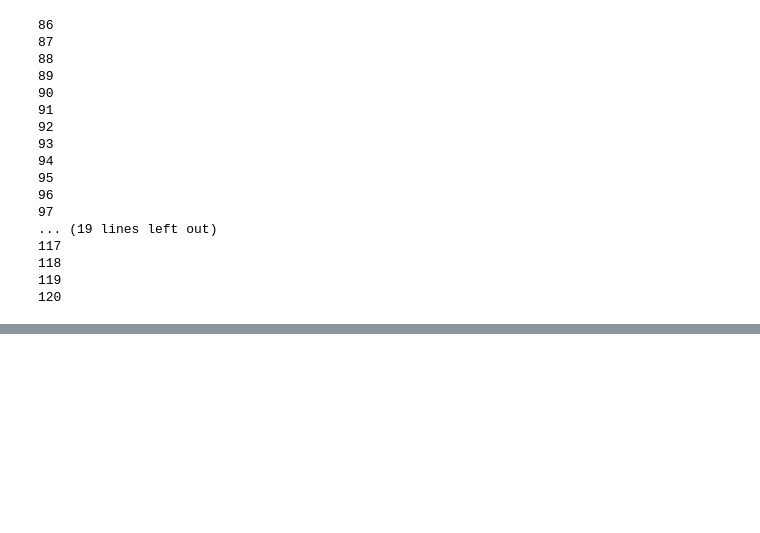
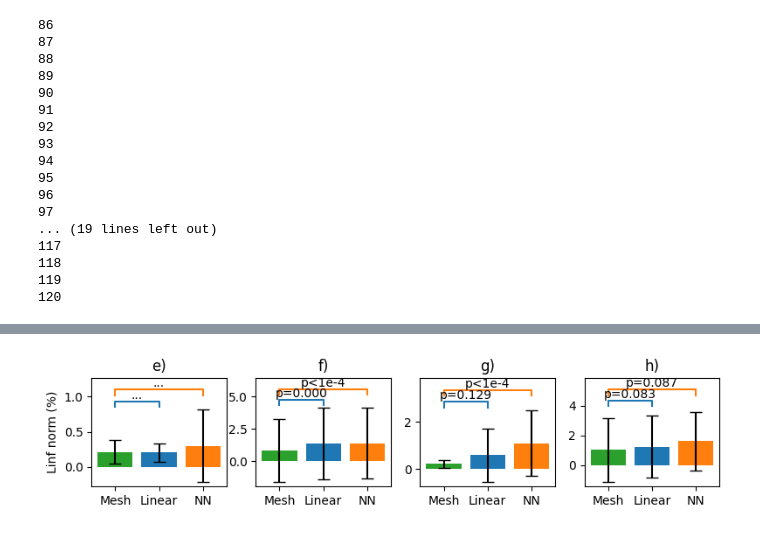
Before and after one commit to Donny-bla/SpineSegment-USSimulation, a Jupyter notebook: DataAnalysis.ipynb, the cells around one changed output, grey strips where cells are left out. Saved outputs shown, nothing was run; the diff lists cells and outputs as text; code cells hidden in the pictures; blank space fills up the shorter version.

```diff
--- a/DataAnalysis.ipynb
+++ b/DataAnalysis.ipynb
@@ -305,0 +284,82 @@ for ds in datasets:
+# %%
+def plot_stats_subplots(df, order=("Mesh","Linear", "NN")):
+    conditions = list(df["condition"].unique())
+    COLORS = {
+    "Linear": "#1f77b4",  # blue
+    "Mesh":   "#2ca02c",  # green
+    "NN":     "#ff7f0e",  # orange
+    }
+
+    fig, axes = plt.subplots(1, 4, figsize=(8, 2), squeeze=True)
+    axes = axes.ravel()
+
+    def add_bracket(ax, x1, x2, y, h, text):
+        ax.plot([x1, x1, x2, x2], [y, y+h, y+h, y], lw=1.5)
+        ax.text((x1+x2)/2, y+h, text, ha="center", va="bottom")
+
+    for i, cond in enumerate(conditions):
+        ax = axes[i]
+        sub = df[df["condition"] == cond]
+        label = ["e)", "f)", "g)", "h)"]
+
+        # Pull means
+        mesh = sub["mean_mesh"].iloc[0]
+        linear = sub.loc[sub["method"] == "Linear", "mean_other"].iloc[0] if (sub["method"] == "Linear").any() else np.nan
+        nn = sub.loc[sub["method"] == "NN", "mean_other"].iloc[0] if (sub["method"] == "NN").any() else np.nan
+        means = {"Mesh": mesh, "Linear": linear, "NN": nn}
+
+        mesh_std = sub["std_mesh"].iloc[0]
+        linear_std = sub.loc[sub["method"] == "Linear", "std_other"].iloc[0] if (sub["method"] == "Linear").any() else np.nan
+        nn_std = sub.loc[sub["method"] == "NN", "std_other"].iloc[0] if (sub["method"] == "NN").any() else np.nan
+        stds = {"Mesh": mesh_std, "Linear": linear_std, "NN": nn_std}
+
+        xs = np.arange(len(order))
+        ys = [means[m] for m in order]
+        sems = [stds[m] for m in order]
+
+        ax.bar(xs, ys, yerr=sems, capsize=5, color=[COLORS[m] for m in order])
+        ax.set_xticks(xs, order)
+        ax.set_title(label[i])
+        if i == 0:
+            ax.set_ylabel("Linf norm (%)")
+
+        p_lin = sub.loc[sub["method"] == "Linear", "p_bonf"]
+        p_nn  = sub.loc[sub["method"] == "NN", "p_bonf"]
+
+        y_top = np.max(ys) + np.max(sems)
+
+        y = y_top * 1.05
+        h = (y_top * 0.1)
+        #print(h)
+        def fmt_p(p):
+            if p < 1e-4:
+                return f"p<1e-4"
+            if p == 1:
+                return "..."
+            return f"p={p:.3f}"
+
+        # map bar positions
+        pos = {name: idx for idx, name in enumerate(order)}
+
+        add_bracket(ax, pos["Mesh"], pos["Linear"], y, h, fmt_p(float(p_lin.iloc[0])))
+        y += h * 2  # stack next bracket higher
+
+        add_bracket(ax, pos["Mesh"], pos["NN"], y, h, fmt_p(float(p_nn.iloc[0])))
+
+        ax.set_ylim(top=y + h*3)
+
+    # turn off unused axes
+    for j in range(i+1, len(axes)):
+        axes[j].axis("off")
+
+    fig.tight_layout()
+    return fig
+
+methodtype = ["Linear", "Mesh", "NN"]
+df = stattest(focal_dist, subsetshort)
+
+plot_stats_subplots(df)
+#plt.savefig("bigplotpart2.svg", dpi=300, bbox_inches='tight')
+plt.show()
+# %% [output]
+[figure, added]
```
Also changed, not shown: parts of 9 cells of this notebook, 1 other file.
